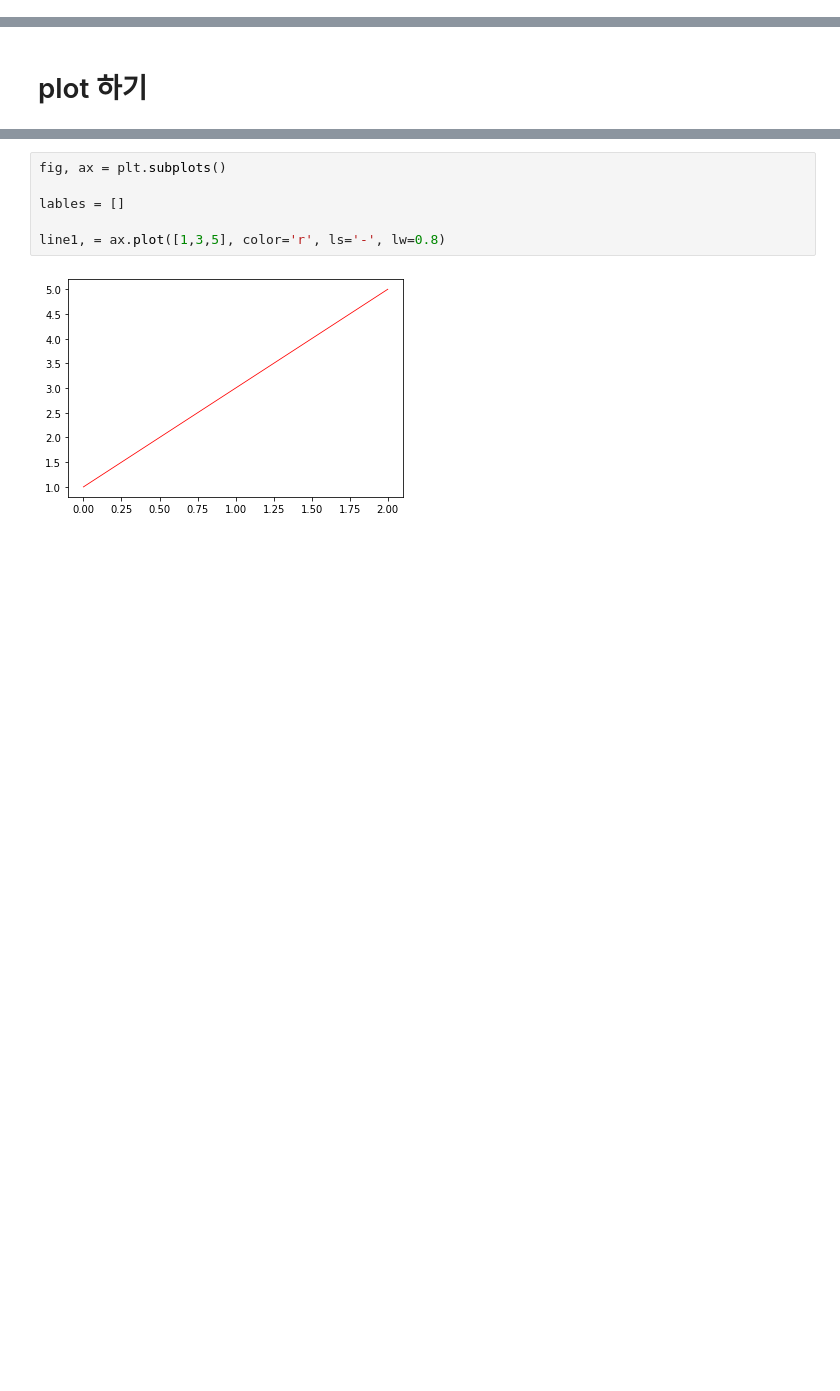
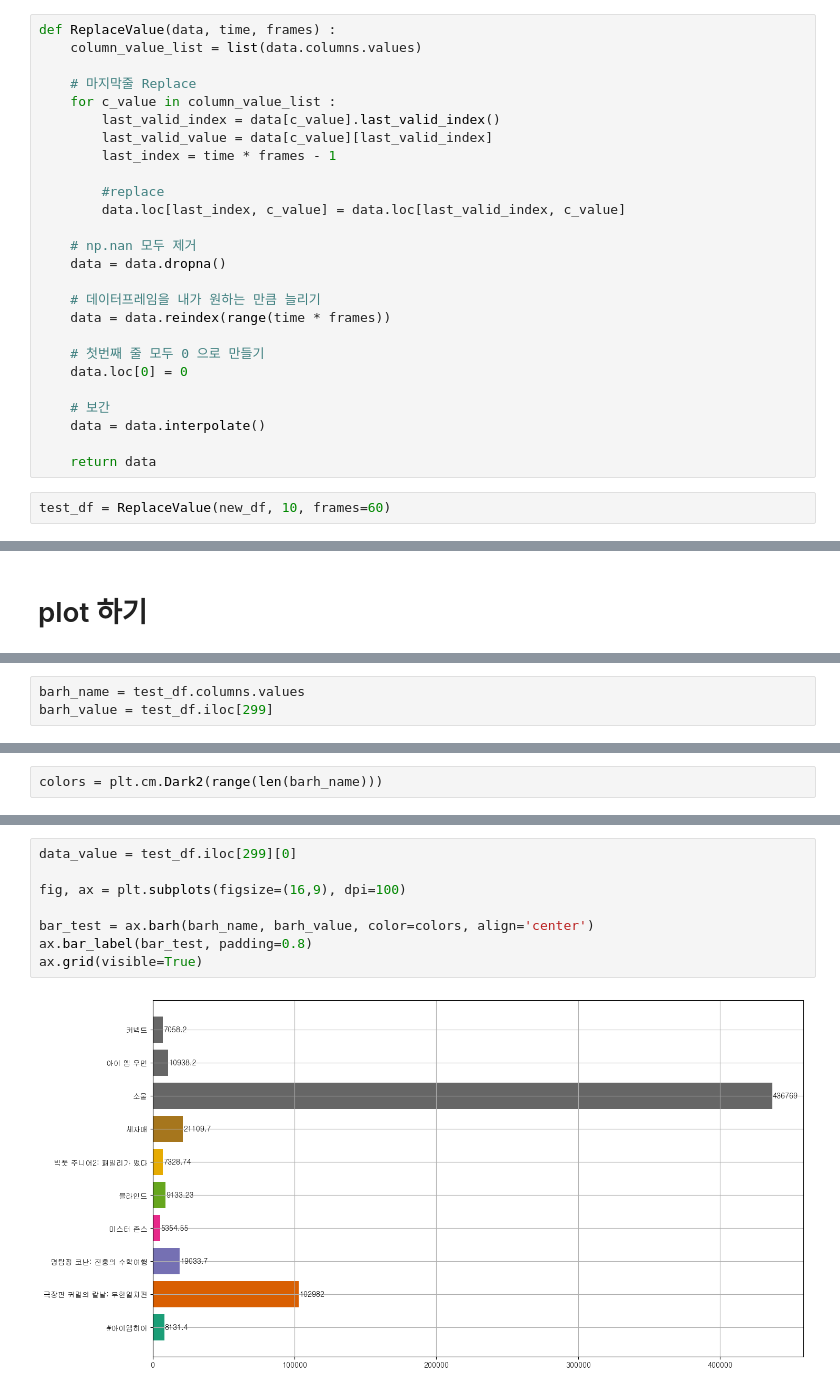
Before and after one commit to ikemanairing/Data_science, a Jupyter notebook: Example/Best movie chart.ipynb, the cells around one changed output, grey strips where cells are left out. Drawn from its saved outputs; the diff is of its cells as text; blank space fills up the shorter version.

Commit message:
Best movie chart ver0.01

```diff
--- a/Example/Best movie chart.ipynb
+++ b/Example/Best movie chart.ipynb
@@ -265,3 +241,31 @@ False
+# %%
+def ReplaceValue(data, time, frames) :
+    column_value_list = list(data.columns.values)
+
+    # 마지막줄 Replace
+    for c_value in column_value_list :
+        last_valid_index = data[c_value].last_valid_index()
+        last_valid_value = data[c_value][last_valid_index]
+        last_index = time * frames - 1
+
+        #replace
+        data.loc[last_index, c_value] = data.loc[last_valid_index, c_value]
+
+    # np.nan 모두 제거
+    data = data.dropna()
+
+    # 데이터프레임을 내가 원하는 만큼 늘리기
+    data = data.reindex(range(time * frames))
+
+    # 첫번째 줄 모두 0 으로 만들기
+    data.loc[0] = 0
+
+    # 보간
+    data = data.interpolate()
+
+    return data
+# %%
+test_df = ReplaceValue(new_df, 10, frames=60)
 # %% [markdown]
 > 오늘은 여기까지
 데이터가 비어있는지 확인해서 아래로 보내는 작업중
@@ -269,0 +290,3 @@ False
+# %%
+barh_name = test_df.columns.values
+barh_value = test_df.iloc[299]
@@ -269,0 +297,2 @@ False
+# %%
+colors = plt.cm.Dark2(range(len(barh_name)))
@@ -270,8 +303,10 @@ False
 # %%
-fig, ax = plt.subplots()
+data_value = test_df.iloc[299][0]
 
-lables = []
+fig, ax = plt.subplots(figsize=(16,9), dpi=100)
 
-line1, = ax.plot([1,3,5], color='r', ls='-', lw=0.8)
+bar_test = ax.barh(barh_name, barh_value, color=colors, align='center')
+ax.bar_label(bar_test, padding=0.8)
+ax.grid(visible=True)
 # %% [output]
-[figure, old version]
+[figure, new version]
```
Also changed, not shown: parts of 16 cells of this notebook, 6 other files.
